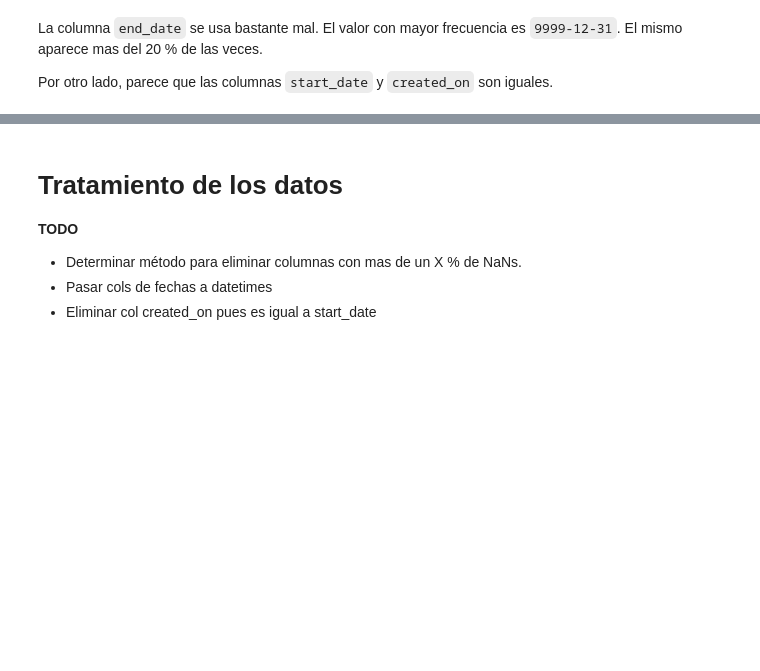
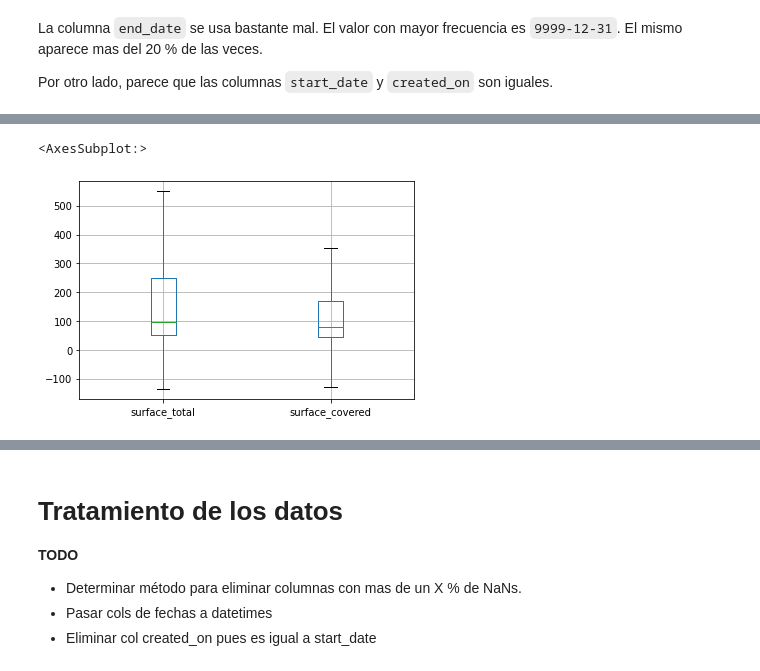
Before and after one commit to tomasdelvechio/precio-propiedades-md-2022, a Jupyter notebook: prediccion-precios-2022-md.ipynb, the cells around one changed output, grey strips where cells are left out. Saved outputs shown, nothing was run; the diff lists cells and outputs as text; code cells hidden in the pictures; blank space fills up the shorter version.

```diff
--- a/prediccion-precios-2022-md.ipynb
+++ b/prediccion-precios-2022-md.ipynb
@@ -378,0 +407,6 @@ assert (df_entrenamiento_inicial.start_date ==
+# %%
+df_entrenamiento_inicial[['surface_total', 'surface_covered']].boxplot(
+    showfliers=False)
+# %% [output]
+<AxesSubplot:>
+[figure, added]
```
Also changed, not shown: parts of 9 cells of this notebook.
